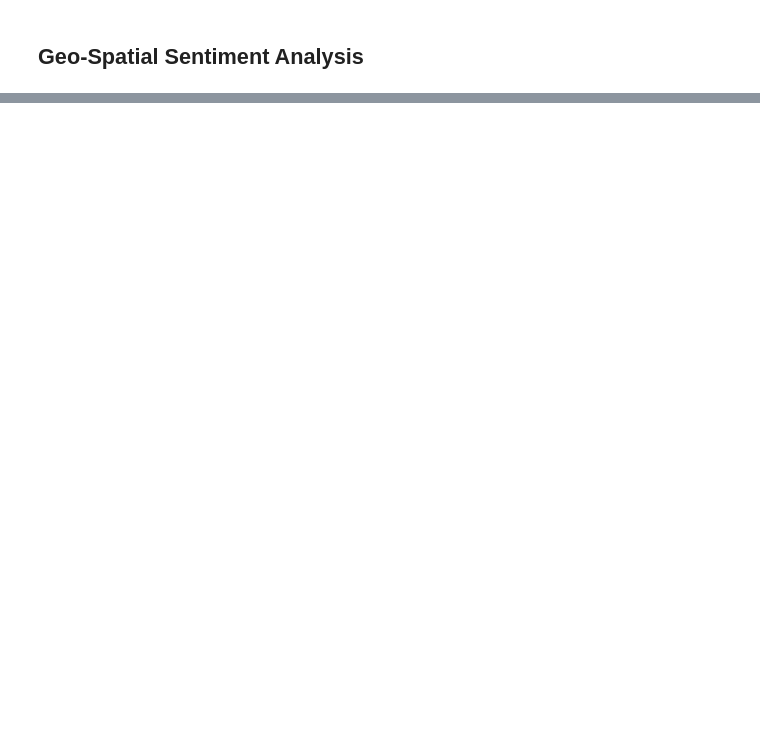
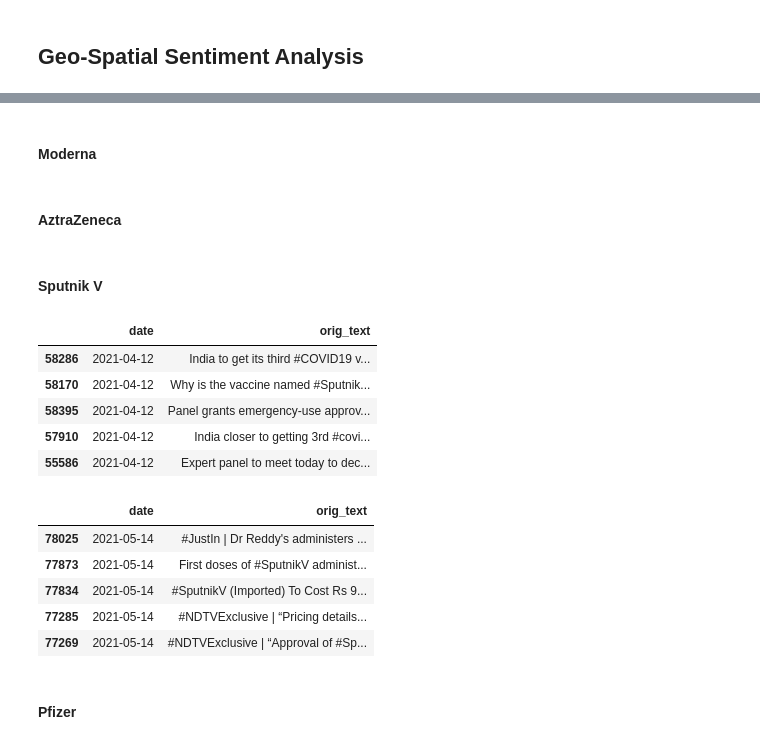
Before and after one commit to oliveira002/FEUP-CAC, a Jupyter notebook: notebook.ipynb, the cells around one changed output, grey strips where cells are left out. Saved outputs shown, nothing was run; the diff lists cells and outputs as text; code cells hidden in the pictures; blank space fills up the shorter version.

```diff
--- a/notebook.ipynb
+++ b/notebook.ipynb
@@ -42,10 +83,11 @@ ut.initial_obs(df_tweets)
 ## Data Pre-Processing
 We can see that many attributes are not really relevant for the kind of work we will be doing. Therefore, we'll just selec tthe most relevant ones.
 # %%
-df_tweets = df_tweets[['id','user_location','date','text','hashtags']]
+df_tweets = df_tweets[['id','user_location','date','text','hashtags','user_followers']]
 pd.set_option('display.max_colwidth', None)
 
 df_tweets['text'].head(5)
+df_tweets['orig_text'] = df_tweets['text']
 # %% [markdown]
 ### Removing Spaces within the text
 When removing spaces within the text, ensure seamless integration of words for enhanced readability and processing efficiency.
@@ -239,0 +403,11 @@ plt.show()"""
+# %%
+df_tweets['date'] = pd.to_datetime(df_tweets['date'])
+df_tweets['date'] = df_tweets['date'].dt.date
+
+# Get counts of number of tweets by sentiment for each date
+timeline = df_tweets.groupby(['date', 'sentiment']).agg(**{'tweets': ('id', 'count')}).reset_index().dropna()
+
+# Plot results
+
+fig = px.line(timeline, x='date', y='tweets', color='sentiment', category_orders={'sentiment': ['neutral', 'negative', 'positive']},color_discrete_sequence=[ '#EF553B','#636EFA', '#00CC96'], title='Number of Tweets by Sentiment Over Time')
+fig.show()
@@ -239,0 +446,13 @@ plt.show()"""
+# %%
+def filtered_timeline(df, vax, title):
+    df = df.dropna()
+    title_str = 'Timeline showing sentiment of tweets about the '+title+' vaccine'
+    vac_tweets = df_tweets[df_tweets['clean_text'].str.contains(vax, case=False, na=False)]
+
+    timeline = vac_tweets.groupby(['date', 'sentiment']).agg(**{'tweets': ('id', 'count')}).reset_index()
+    fig = px.line(timeline, x='date', y='tweets', color='sentiment', color_discrete_map={'Positive': '#00CC96', 'Negative': '#EF553B', 'Neutral': '#636EFA'},title=title_str)
+
+    fig.show()
+    return vac_tweets
+
+covaxin = filtered_timeline(df_tweets, 'covaxin', title='Covaxin')
@@ -239,0 +482,2 @@ plt.show()"""
+# %% [markdown]
+#### Moderna
@@ -239,0 +486,2 @@ plt.show()"""
+# %% [markdown]
+#### AztraZeneca
@@ -239,0 +490,31 @@ plt.show()"""
+# %% [markdown]
+#### Sputnik V
+# %%
+sputnik = filtered_timeline(df_tweets, 'sputnik', title='Sputnik V')
+
+# Function to filter the data to a single date and print tweets from users with the most followers
+def date_filter(df, date):
+    return df[df['date'].astype(str)==date].sort_values('user_followers', ascending=False)[['date' ,'orig_text']]
+
+def date_printer(df, dates, num=10):
+    for date in dates:
+        display(date_filter(df, date).head(num))
+
+dates = ['2021-04-12', '2021-05-14']
+
+date_printer(sputnik, dates, num=5)
+# %% [output]
+|  | date | orig_text |
+| 58286 | 2021-04-12 | India to get its third #COVID19 v... |
+| 58170 | 2021-04-12 | Why is the vaccine named #Sputnik... |
+| 58395 | 2021-04-12 | Panel grants emergency-use approv... |
+| 57910 | 2021-04-12 | India closer to getting 3rd #covi... |
+| 55586 | 2021-04-12 | Expert panel to meet today to dec... |
+|  | date | orig_text |
+| 78025 | 2021-05-14 | #JustIn | Dr Reddy's administers ... |
+| 77873 | 2021-05-14 | First doses of #SputnikV administ... |
+| 77834 | 2021-05-14 | #SputnikV (Imported) To Cost Rs 9... |
+| 77285 | 2021-05-14 | #NDTVExclusive | “Pricing details... |
+| 77269 | 2021-05-14 | #NDTVExclusive | “Approval of #Sp... |
+# %% [markdown]
+#### Pfizer
```
Also changed, not shown: parts of 34 cells of this notebook.
